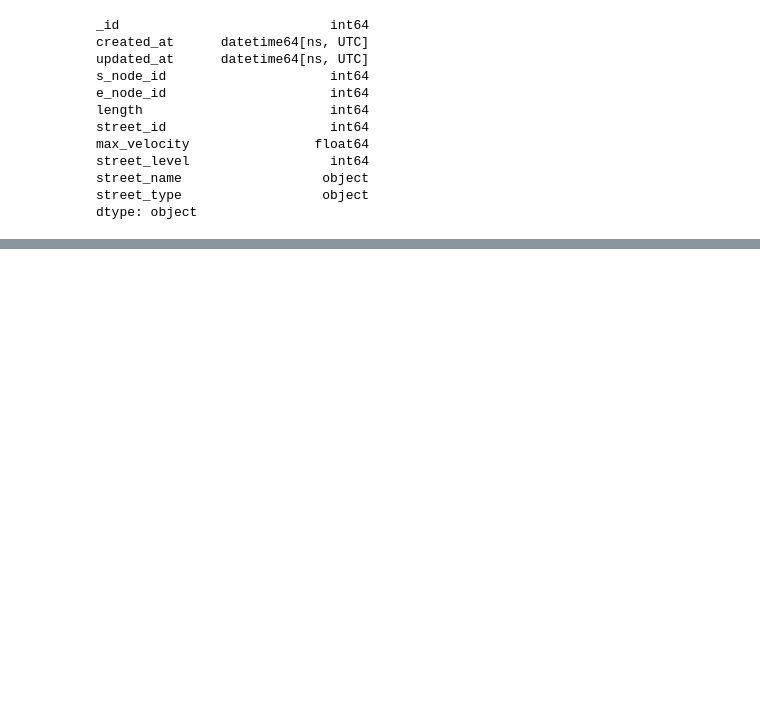
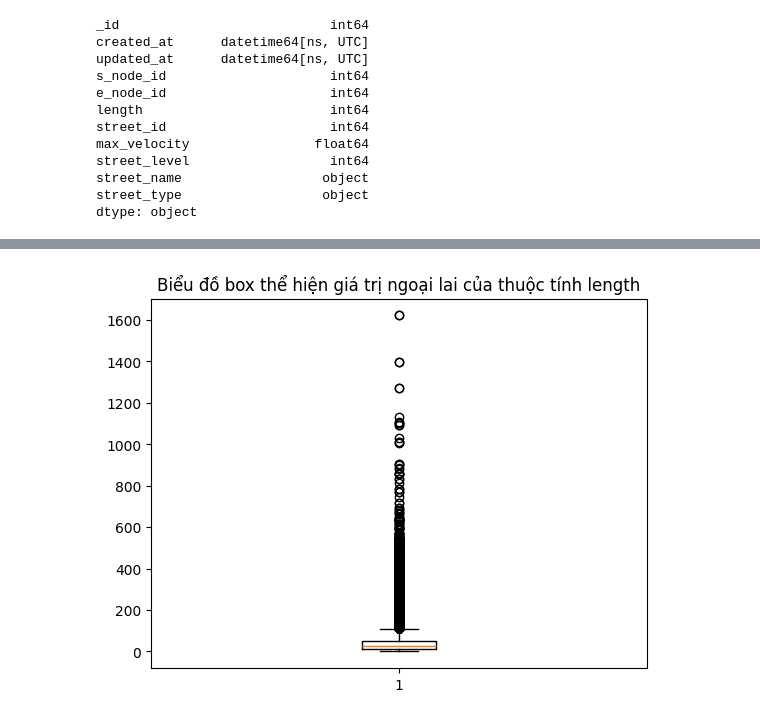
Before and after one commit to An-Sadek/HCM_GNNTSF, a Jupyter notebook: src/preprocessing/summary.ipynb, the cells around one changed output, grey strips where cells are left out. Drawn from its saved outputs; the diff is of its cells as text; code cells hidden in the pictures; blank space fills up the shorter version.

```diff
--- a/src/preprocessing/summary.ipynb
+++ b/src/preprocessing/summary.ipynb
@@ -443,0 +461,2 @@ preprocess_segments_df.head()
+# %%
+length_arr = preprocess_segments_df["length"]
@@ -443,0 +475,6 @@ preprocess_segments_df.head()
+# %%
+plt.boxplot(length_arr)
+plt.title("Biểu đồ box thể hiện giá trị ngoại lai của thuộc tính length")
+plt.show()
+# %% [output]
+[figure, added]
```
Also changed, not shown: parts of 26 cells of this notebook.
